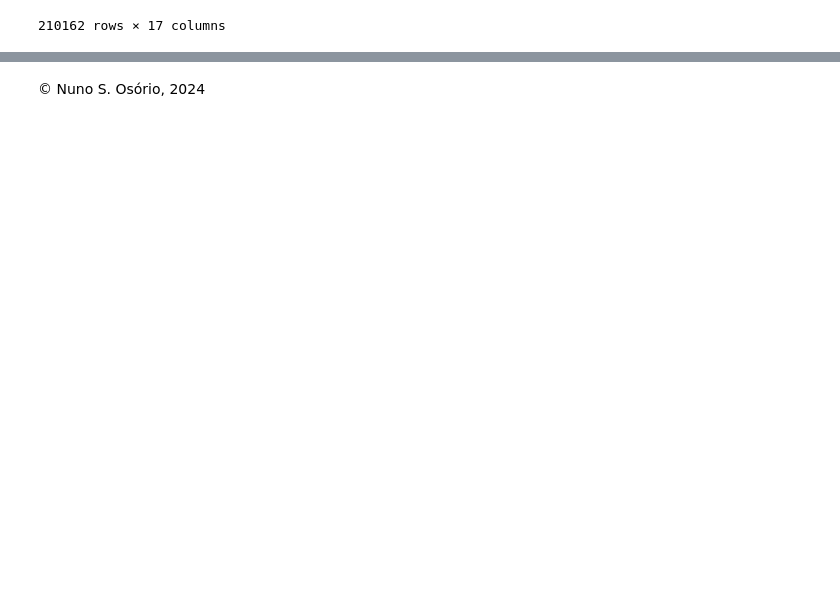
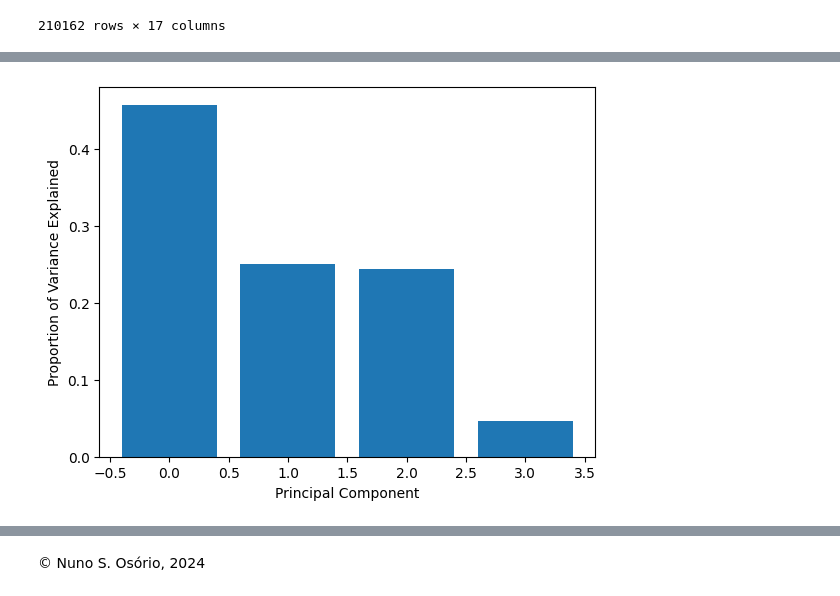
Before and after one commit to nunososorio/medicaldatascience, a Jupyter notebook: dataproc_c2.ipynb, the cells around one changed output, grey strips where cells are left out. Saved outputs shown, nothing was run; the diff lists cells and outputs as text; code cells hidden in the pictures; blank space fills up the shorter version.

```diff
--- a/dataproc_c2.ipynb
+++ b/dataproc_c2.ipynb
@@ -81,0 +99,11 @@ plt.show()
+# %%
+import matplotlib.pyplot as plt
+pca = PCA()
+principalComponents = pca.fit_transform(x)
+explained_variance = pca.explained_variance_ratio_
+plt.bar(range(len(explained_variance)), explained_variance)
+plt.xlabel('Principal Component')
+plt.ylabel('Proportion of Variance Explained')
+plt.show()
+# %% [output]
+[figure, added]
```
Also changed, not shown: parts of 10 cells of this notebook.
